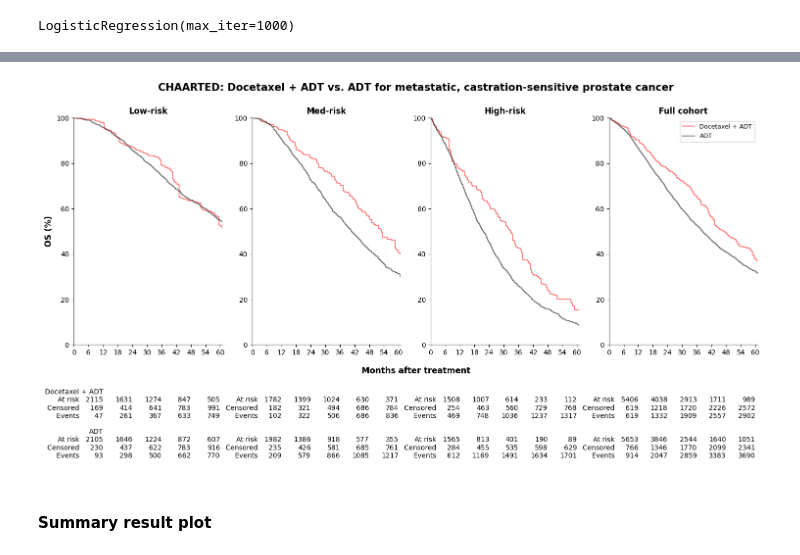
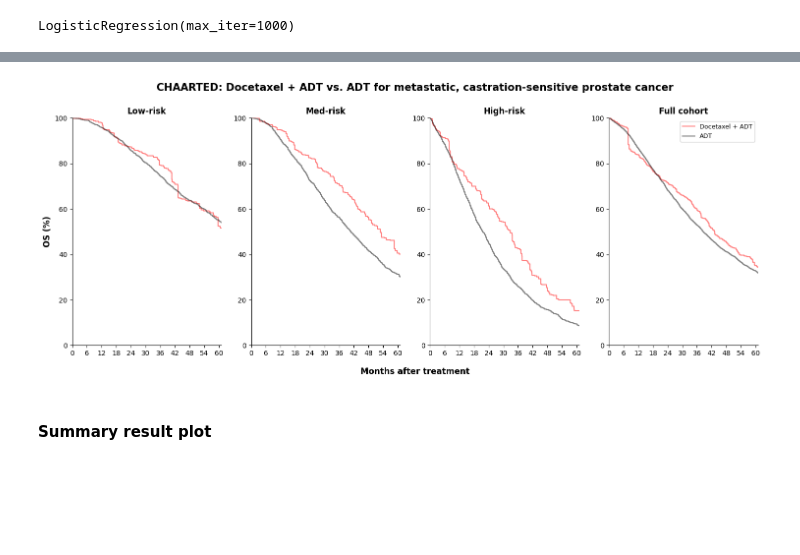
Before and after one commit to xavier-orcutt/TrialTranslator-notebooks, a Jupyter notebook: prostate/rtrials_wt3r_33c.ipynb, the cells around one changed output, grey strips where cells are left out. Cells and saved outputs as stored; diff of their text form; code cells hidden in the pictures; blank space fills up the shorter version.

Commit message:
updated IPTW for ALL group

```diff
--- a/prostate/rtrials_wt3r_33c.ipynb
+++ b/prostate/rtrials_wt3r_33c.ipynb
@@ -745,10 +766,12 @@ LogisticRegression(max_iter=1000)
 pred_low = lr_chaarted_low.predict_proba(chaarted_low_x)
 pred_med = lr_chaarted_med.predict_proba(chaarted_med_x)
 pred_high = lr_chaarted_high.predict_proba(chaarted_high_x)
+pred_all = lr_chaarted_all.predict_proba(chaarted_all_x)
 # %%
 chaarted_iptw_low['ps'] = pred_low[:, 1]
 chaarted_iptw_med['ps'] = pred_med[:, 1]
 chaarted_iptw_high['ps'] = pred_high[:, 1]
+chaarted_iptw_all['ps'] = pred_all[:, 1]
 # %%
 chaarted_iptw_low['weight'] = (
     np.where(chaarted_iptw_low['adt_dotx'] == 1, 1/chaarted_iptw_low['ps'], 1/(1 - chaarted_iptw_low['ps'])))
@@ -758,8 +781,9 @@ chaarted_iptw_med['weight'] = (
 
 chaarted_iptw_high['weight'] = (
     np.where(chaarted_iptw_high['adt_dotx'] == 1, 1/chaarted_iptw_high['ps'], 1/(1 - chaarted_iptw_high['ps'])))
+
+chaarted_iptw_all['weight'] = (
+    np.where(chaarted_iptw_all['adt_dotx'] == 1, 1/chaarted_iptw_all['ps'], 1/(1 - chaarted_iptw_all['ps'])))
-# %%
-chaarted_iptw_all = pd.concat([chaarted_iptw_low, chaarted_iptw_med, chaarted_iptw_high])
 # %%
 # Low KM curves
 kmf_low_dotx_chaarted_iptw = KaplanMeierFitter()
@@ -829,14 +853,8 @@ fig = plt.figure(figsize=(18, 6))
 plt.subplot(1, 4, 1)
 
 plt.step(kmf_low_dotx_chaarted_iptw.timeline, kmf_low_dotx_chaarted_iptw.survival_function_.values*100, color = 'red', alpha = 0.5)
-#plt.step(kmf_low_pfulv_paloma3_iptw.confidence_interval_.index, np.array(kmf_low_pfulv_paloma3_iptw.confidence_interval_['KM_estimate_upper_0.95'])*100, linestyle = '--', color = 'red', alpha = 0.3)
-#plt.step(kmf_low_pfulv_paloma3_iptw.confidence_interval_.index, np.array(kmf_low_pfulv_paloma3_iptw.confidence_interval_['KM_estimate_lower_0.95'])*100, linestyle = '--', color = 'red', alpha = 0.3)
-#plt.fill_between(kmf_low_pfulv_paloma3_iptw.timeline, np.array(kmf_low_pfulv_paloma3_iptw.confidence_interval_['KM_estimate_upper_0.95'])*100, np.array(kmf_low_pfulv_paloma3_iptw.confidence_interval_['KM_estimate_lower_0.95'])*100, facecolor = 'red', alpha = 0.1)
 
 plt.step(kmf_low_adt_chaarted_iptw.timeline, kmf_low_adt_chaarted_iptw.survival_function_.values*100, color = 'black', alpha = 0.5)
-#plt.step(kmf_low_fulv_paloma3_iptw.confidence_interval_.index, np.array(kmf_low_fulv_paloma3_iptw.confidence_interval_['KM_estimate_upper_0.95'])*100, linestyle = '--', color = 'black', alpha = 0.3)
-#plt.step(kmf_low_fulv_paloma3_iptw.confidence_interval_.index, np.array(kmf_low_fulv_paloma3_iptw.confidence_interval_['KM_estimate_lower_0.95'])*100, linestyle = '--', color = 'black', alpha = 0.3)
-#plt.fill_between(kmf_low_fulv_paloma3_iptw.timeline, np.array(kmf_low_fulv_paloma3_iptw.confidence_interval_['KM_estimate_upper_0.95'])*100, np.array(kmf_low_fulv_paloma3_iptw.confidence_interval_['KM_estimate_lower_0.95'])*100, facecolor = 'black', alpha = 0.1)
 
 plt.xticks(np.arange(0, 61, 6))
 plt.xlim(0, 61)
@@ -848,20 +866,12 @@ plt.ylabel('OS (%)', size = 12, weight = 'bold')
 plt.gca().spines['top'].set_visible(False)
 plt.gca().spines['right'].set_visible(False)
 
-add_at_risk_counts(kmf_low_dotx_chaarted_iptw, kmf_low_adt_chaarted_iptw, ypos = -0.8, xticks = np.arange(12, 61, 12), labels = ['Docetaxel + ADT', 'ADT'])
-
 # Plot survival curves for med risk group.
 plt.subplot(1, 4, 2)
 
 plt.step(kmf_med_dotx_chaarted_iptw.timeline, kmf_med_dotx_chaarted_iptw.survival_function_.values*100, color = 'red', alpha = 0.5)
-#plt.step(kmf_med_pfulv_paloma3_iptw.confidence_interval_.index, np.array(kmf_med_pfulv_paloma3_iptw.confidence_interval_['KM_estimate_upper_0.95'])*100, linestyle = '--', color = 'red', alpha = 0.3)
-#plt.step(kmf_med_pfulv_paloma3_iptw.confidence_interval_.index, np.array(kmf_med_pfulv_paloma3_iptw.confidence_interval_['KM_estimate_lower_0.95'])*100, linestyle = '--', color = 'red', alpha = 0.3)
-#plt.fill_between(kmf_med_pfulv_paloma3_iptw.timeline, np.array(kmf_med_pfulv_paloma3_iptw.confidence_interval_['KM_estimate_upper_0.95'])*100, np.array(kmf_med_pfulv_paloma3_iptw.confidence_interval_['KM_estimate_lower_0.95'])*100, facecolor = 'red', alpha = 0.1)
 
 plt.step(kmf_med_adt_chaarted_iptw.timeline, kmf_med_adt_chaarted_iptw.survival_function_.values*100, color = 'black', alpha = 0.5)
-#plt.step(kmf_med_fulv_paloma3_iptw.confidence_interval_.index, np.array(kmf_med_fulv_paloma3_iptw.confidence_interval_['KM_estimate_upper_0.95'])*100, linestyle = '--', color = 'black', alpha = 0.3)
-#plt.step(kmf_med_fulv_paloma3_iptw.confidence_interval_.index, np.array(kmf_med_fulv_paloma3_iptw.confidence_interval_['KM_estimate_lower_0.95'])*100, linestyle = '--', color = 'black', alpha = 0.3)
-#plt.fill_between(kmf_med_fulv_paloma3_iptw.timeline, np.array(kmf_med_fulv_paloma3_iptw.confidence_interval_['KM_estimate_upper_0.95'])*100, np.array(kmf_med_fulv_paloma3_iptw.confidence_interval_['KM_estimate_lower_0.95'])*100, facecolor = 'black', alpha = 0.1)
 
 plt.xticks(np.arange(0, 61, 6))
 plt.xlim(0, 61)
@@ -872,20 +882,12 @@ plt.title('Med-risk', weight = 'bold')
 plt.gca().spines['top'].set_visible(False)
 plt.gca().spines['right'].set_visible(False)
 
-add_at_risk_counts(kmf_med_dotx_chaarted_iptw, kmf_med_adt_chaarted_iptw, ypos = -0.8, xticks = np.arange(12, 61, 12), labels = [' ', ' '])
-
 # Plot survival curves by treatment for high risk group.
 plt.subplot(1, 4, 3)
 
 plt.step(kmf_high_dotx_chaarted_iptw.timeline, kmf_high_dotx_chaarted_iptw.survival_function_.values*100, color = 'red', alpha = 0.5)
-#plt.step(kmf_high_pfulv_paloma3_iptw.confidence_interval_.index, np.array(kmf_high_pfulv_paloma3_iptw.confidence_interval_['KM_estimate_upper_0.95'])*100, linestyle = '--', color = 'red', alpha = 0.3)
-#plt.step(kmf_high_pfulv_paloma3_iptw.confidence_interval_.index, np.array(kmf_high_pfulv_paloma3_iptw.confidence_interval_['KM_estimate_lower_0.95'])*100, linestyle = '--', color = 'red', alpha = 0.3)
-#plt.fill_between(kmf_high_pfulv_paloma3_iptw.timeline, np.array(kmf_high_pfulv_paloma3_iptw.confidence_interval_['KM_estimate_upper_0.95'])*100, np.array(kmf_high_pfulv_paloma3_iptw.confidence_interval_['KM_estimate_lower_0.95'])*100, facecolor = 'red', alpha = 0.1)
 
 plt.step(kmf_high_adt_chaarted_iptw.timeline, kmf_high_adt_chaarted_iptw.survival_function_.values*100, color = 'black', alpha = 0.5)
-#plt.step(kmf_high_fulv_paloma3_iptw.confidence_interval_.index, np.array(kmf_high_fulv_paloma3_iptw.confidence_interval_['KM_estimate_upper_0.95'])*100, linestyle = '--', color = 'black', alpha = 0.3)
-#plt.step(kmf_high_fulv_paloma3_iptw.confidence_interval_.index, np.array(kmf_high_fulv_paloma3_iptw.confidence_interval_['KM_estimate_lower_0.95'])*100, linestyle = '--', color = 'black', alpha = 0.3)
-#plt.fill_between(kmf_high_fulv_paloma3_iptw.timeline, np.array(kmf_high_fulv_paloma3_iptw.confidence_interval_['KM_estimate_upper_0.95'])*100, np.array(kmf_high_fulv_paloma3_iptw.confidence_interval_['KM_estimate_lower_0.95'])*100, facecolor = 'black', alpha = 0.1)
 
 plt.xticks(np.arange(0, 61, 6))
 plt.xlim(0, 61)
@@ -894,44 +896,34 @@ plt.ylim(0, 100)
 plt.title('High-risk', weight = 'bold')
 
 plt.gca().spines['top'].set_visible(False)
 plt.gca().spines['right'].set_visible(False)
 
-add_at_risk_counts(kmf_high_dotx_chaarted_iptw, kmf_high_adt_chaarted_iptw, ypos = -0.8, xticks = np.arange(12, 61, 12), labels = [' ', ' '])
-
 # Plot survival curves by treatment for all risk group.
 plt.subplot(1, 4, 4)
 
 plt.step(kmf_all_dotx_chaarted_iptw.timeline, kmf_all_dotx_chaarted_iptw.survival_function_.values*100, color = 'red', alpha = 0.5, label = 'Docetaxel + ADT')
-#plt.step(kmf_all_pfulv_paloma3_iptw.confidence_interval_.index, np.array(kmf_all_pfulv_paloma3_iptw.confidence_interval_['KM_estimate_upper_0.95'])*100, linestyle = '--', color = 'red', alpha = 0.3)
-#plt.step(kmf_all_pfulv_paloma3_iptw.confidence_interval_.index, np.array(kmf_all_pfulv_paloma3_iptw.confidence_interval_['KM_estimate_lower_0.95'])*100, linestyle = '--', color = 'red', alpha = 0.3)
-#plt.fill_between(kmf_all_pfulv_paloma3_iptw.timeline, np.array(kmf_all_pfulv_paloma3_iptw.confidence_interval_['KM_estimate_upper_0.95'])*100, np.array(kmf_all_pfulv_paloma3_iptw.confidence_interval_['KM_estimate_lower_0.95'])*100, facecolor = 'red', alpha = 0.1)
 
 plt.step(kmf_all_adt_chaarted_iptw.timeline, kmf_all_adt_chaarted_iptw.survival_function_.values*100, color = 'black', alpha = 0.5, label = 'ADT')
-#plt.step(kmf_all_fulv_paloma3_iptw.confidence_interval_.index, np.array(kmf_all_fulv_paloma3_iptw.confidence_interval_['KM_estimate_upper_0.95'])*100, linestyle = '--', color = 'black', alpha = 0.3)
-#plt.step(kmf_all_fulv_paloma3_iptw.confidence_interval_.index, np.array(kmf_all_fulv_paloma3_iptw.confidence_interval_['KM_estimate_lower_0.95'])*100, linestyle = '--', color = 'black', alpha = 0.3)
-#plt.fill_between(kmf_all_fulv_paloma3_iptw.timeline, np.array(kmf_all_fulv_paloma3_iptw.confidence_interval_['KM_estimate_upper_0.95'])*100, np.array(kmf_all_fulv_paloma3_iptw.confidence_interval_['KM_estimate_lower_0.95'])*100, facecolor = 'black', alpha = 0.1)
 
 plt.xticks(np.arange(0, 61, 6))
 plt.xlim(0, 61)
 plt.ylim(0, 100)
 
 plt.title('Full cohort', weight = 'bold')
 
 plt.gca().spines['top'].set_visible(False)
 plt.gca().spines['right'].set_visible(False)
 
 plt.legend(loc = 'upper right', prop = {'size': 9})
 
-add_at_risk_counts(kmf_all_dotx_chaarted_iptw, kmf_all_adt_chaarted_iptw, ypos = -0.8, xticks = np.arange(12, 61, 12), labels = [' ', ' '])
-
 fig.add_subplot(1, 1, 1, frameon = False)
 plt.tick_params(labelcolor = 'none', which = 'both', top = False, bottom = False, left = False, right = False)
 plt.xlabel('Months after treatment', labelpad = 15, size = 12, weight = 'bold')
 plt.title('CHAARTED: Docetaxel + ADT vs. ADT for metastatic, castration-sensitive prostate cancer', pad = 40, size = 15, weight = 'bold')
 
 plt.show()
 # %% [output]
-[figure, old version]
+[figure, new version]
 # %% [markdown]
 #### Summary result plot
 # %%
```
Also changed, not shown: parts of 20 cells of this notebook, 2 other files.
